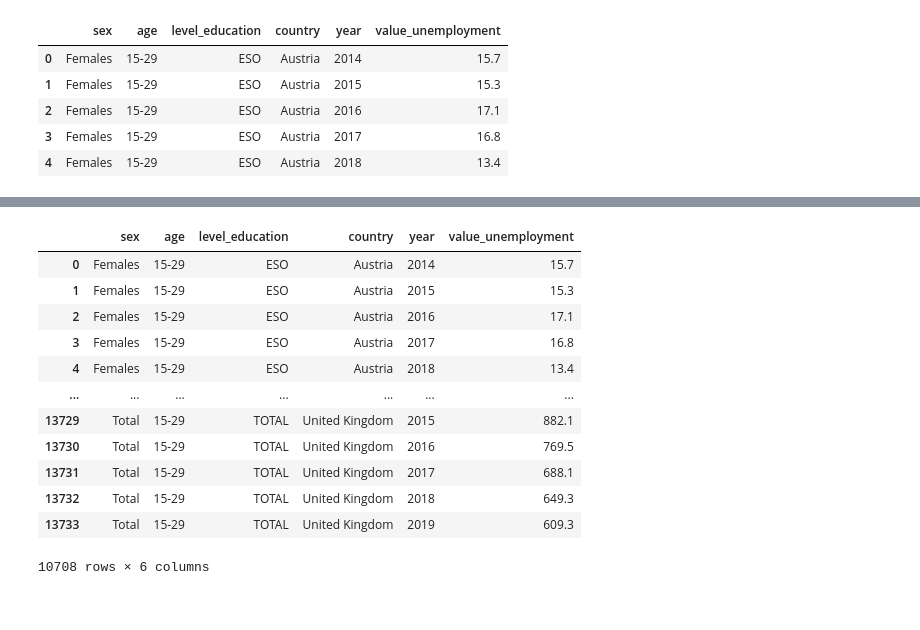
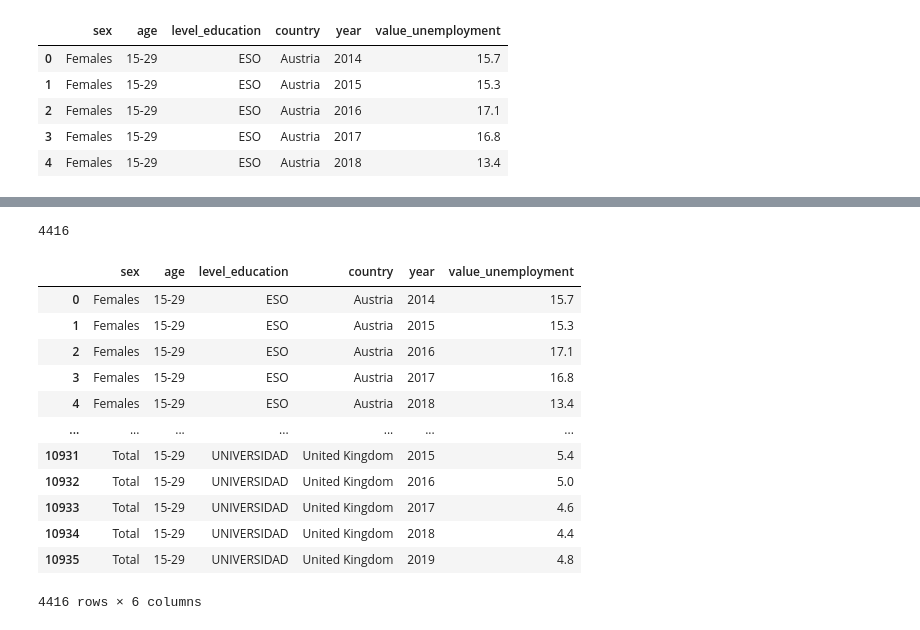
Before and after one commit to harimrys/project-ue, a Jupyter notebook: main.ipynb, the cells around one changed output, grey strips where cells are left out. Drawn from its saved outputs; the diff is of its cells as text; code cells hidden in the pictures.

```diff
--- a/main.ipynb
+++ b/main.ipynb
@@ -74,6 +64,7 @@ unemployment
 # %%
 unemployment = change_value(unemployment)
 unemployment = change_name_country_unemployment(unemployment)
+unemployment = nulos(unemployment)
 unemployment.head()
 # %% [output]
 |  | sex | age | level_education | country | year | value_unemployment |
@@ -90,17 +92,21 @@ array(['ESO', 'BACH-FP', 'BACH', 'FP', 'UNIVERSIDAD', nan, 'TOTAL'],
-# %%
-nulos(education)
-nulos(unemployment)
-# %% [output]
-|  | sex | age | level_education | country | year | value_unemployment |
-| 0 | Females | 15-29 | ESO | Austria | 2014 | 15.7 |
-| 1 | Females | 15-29 | ESO | Austria | 2015 | 15.3 |
-| 2 | Females | 15-29 | ESO | Austria | 2016 | 17.1 |
-| 3 | Females | 15-29 | ESO | Austria | 2017 | 16.8 |
-| 4 | Females | 15-29 | ESO | Austria | 2018 | 13.4 |
-| ... | ... | ... | ... | ... | ... | ... |
-| 13729 | Total | 15-29 | TOTAL | United Kingdom | 2015 | 882.1 |
-| 13730 | Total | 15-29 | TOTAL | United Kingdom | 2016 | 769.5 |
-| 13731 | Total | 15-29 | TOTAL | United Kingdom | 2017 | 688.1 |
-| 13732 | Total | 15-29 | TOTAL | United Kingdom | 2018 | 649.3 |
-| 13733 | Total | 15-29 | TOTAL | United Kingdom | 2019 | 609.3 |
-10708 rows × 6 columns
+# %%
+unemployment.duplicated(subset=["sex", "level_education", "age", "country", "year"]).sum()
+# %% [output]
+4416
+# %%
+unemployment = unemployment.drop_duplicates(subset=["sex", "level_education", "age", "country", "year"])
+unemployment
+# %% [output]
+|  | sex | age | level_education | country | year | value_unemployment |
+| 0 | Females | 15-29 | ESO | Austria | 2014 | 15.7 |
+| 1 | Females | 15-29 | ESO | Austria | 2015 | 15.3 |
+| 2 | Females | 15-29 | ESO | Austria | 2016 | 17.1 |
+| 3 | Females | 15-29 | ESO | Austria | 2017 | 16.8 |
+| 4 | Females | 15-29 | ESO | Austria | 2018 | 13.4 |
+| ... | ... | ... | ... | ... | ... | ... |
+| 10931 | Total | 15-29 | UNIVERSIDAD | United Kingdom | 2015 | 5.4 |
+| 10932 | Total | 15-29 | UNIVERSIDAD | United Kingdom | 2016 | 5.0 |
+| 10933 | Total | 15-29 | UNIVERSIDAD | United Kingdom | 2017 | 4.6 |
+| 10934 | Total | 15-29 | UNIVERSIDAD | United Kingdom | 2018 | 4.4 |
+| 10935 | Total | 15-29 | UNIVERSIDAD | United Kingdom | 2019 | 4.8 |
+4416 rows × 6 columns
```
Also changed, not shown: parts of 14 cells of this notebook, 1 other file.
